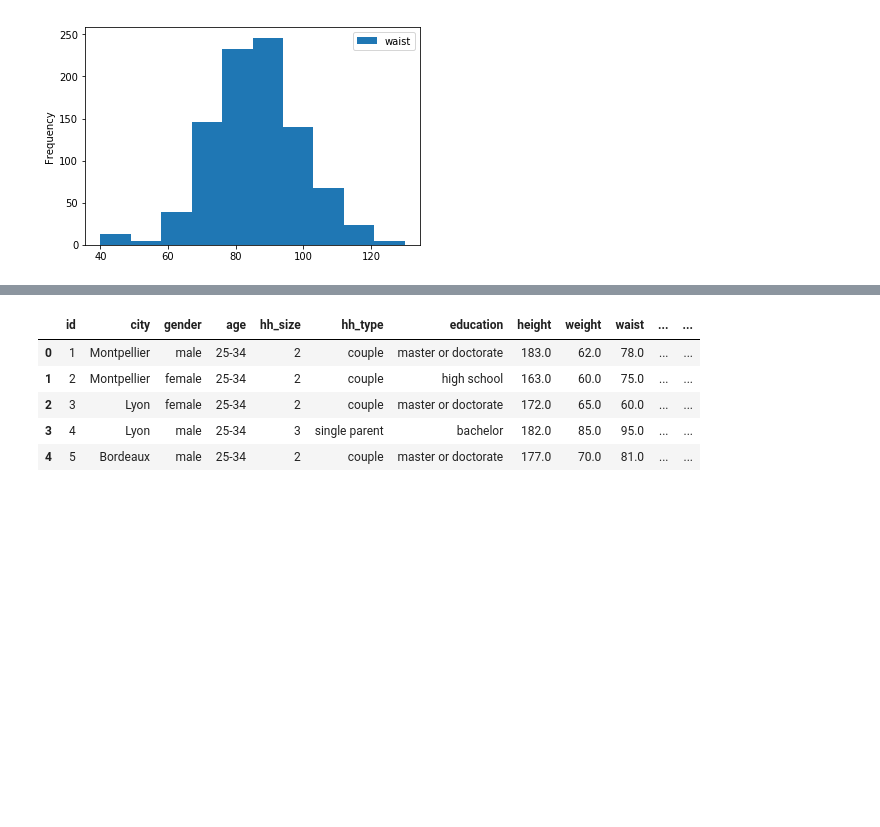
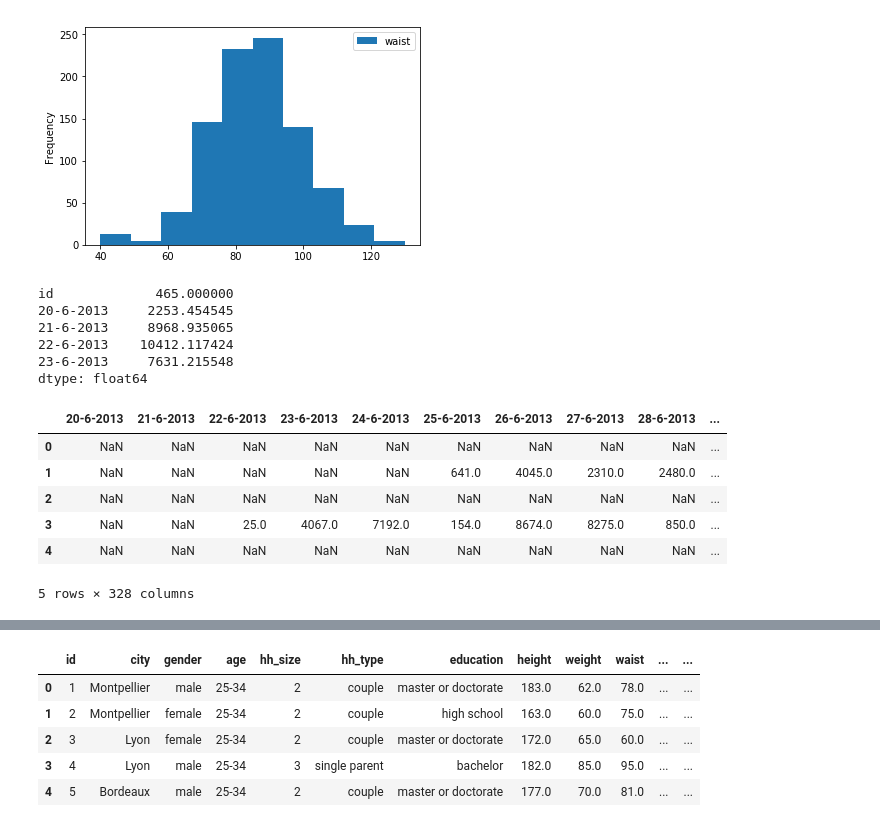
Before and after one commit to JahouNyan/DDL_Ex, a Jupyter notebook: Assignments/Assignment_1/Assignment_1.ipynb, the cells around one changed output, grey strips where cells are left out. Cells and saved outputs as stored; diff of their text form; code cells hidden in the pictures; blank space fills up the shorter version.

```diff
--- a/Assignments/Assignment_1/Assignment_1.ipynb
+++ b/Assignments/Assignment_1/Assignment_1.ipynb
@@ -101,4 +107,26 @@ df.plot(kind='hist', y = "waist", bins = 10)
 [figure]
 # %%
 #A plot of a time series of your choice, e.g. mean steps per day over all participants
-#testing solutions in timeseries_conundrum notebook using just steps data
+#calculating the mean steps from the steps dataframe and saving this new series
+steps_mean = steps.mean()
+steps_mean.head(5)
+# %% [output]
+id             465.000000
+20-6-2013     2253.454545
+21-6-2013     8968.935065
+22-6-2013    10412.117424
+23-6-2013     7631.215548
+dtype: float64
+# %%
+#The first column containes "id" values which we do not need for the time series plot.
+# I can either drop the id row from mean series or set it as index
+steps_n = steps.drop("id", axis=1)  #created a new df with id row dropped
+steps_n.head()
+# %% [output]
+|  | 20-6-2013 | 21-6-2013 | 22-6-2013 | 23-6-2013 | 24-6-2013 | 25-6-2013 | 26-6-2013 | 27-6-2013 | 28-6-2013 | ... |
+| 0 | NaN | NaN | NaN | NaN | NaN | NaN | NaN | NaN | NaN | ... |
+| 1 | NaN | NaN | NaN | NaN | NaN | 641.0 | 4045.0 | 2310.0 | 2480.0 | ... |
+| 2 | NaN | NaN | NaN | NaN | NaN | NaN | NaN | NaN | NaN | ... |
+| 3 | NaN | NaN | 25.0 | 4067.0 | 7192.0 | 154.0 | 8674.0 | 8275.0 | 850.0 | ... |
+| 4 | NaN | NaN | NaN | NaN | NaN | NaN | NaN | NaN | NaN | ... |
+5 rows × 328 columns
```
Also changed, not shown: parts of 22 cells of this notebook, 2 other files.
